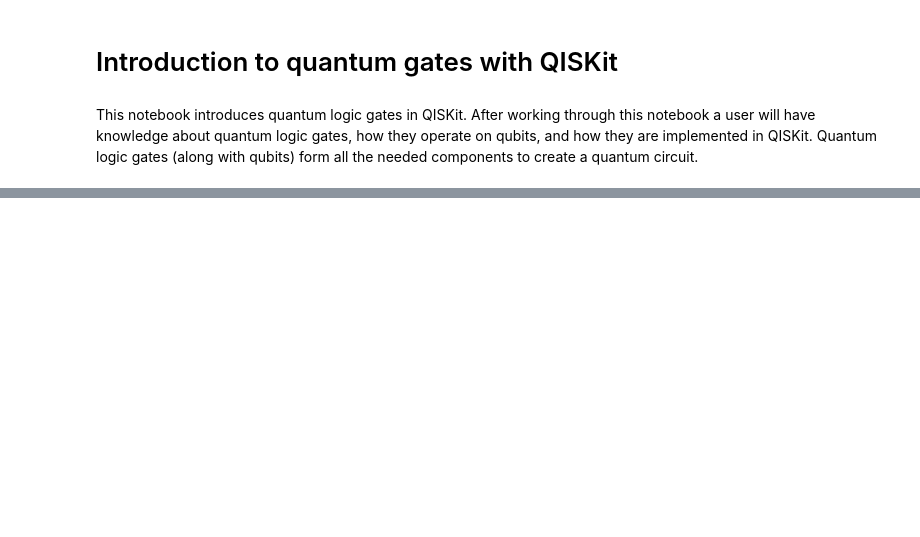
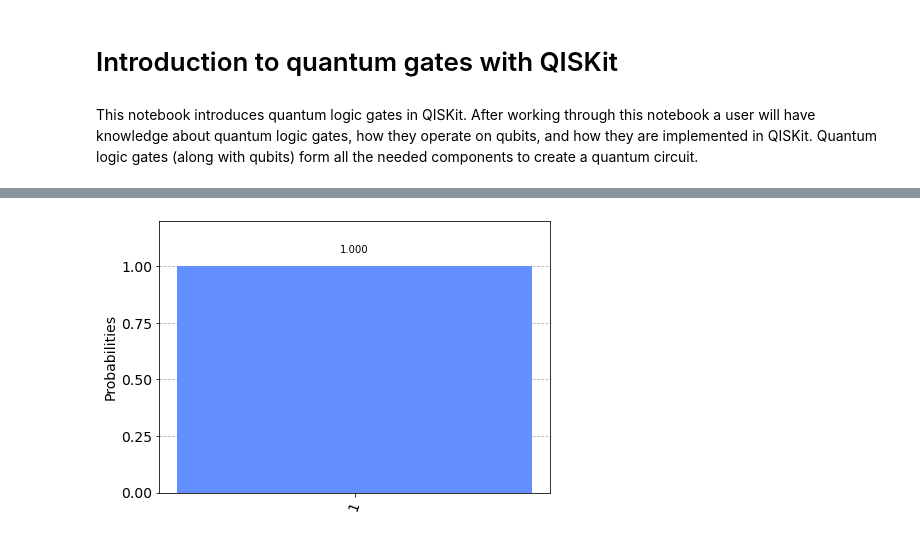
Before and after one commit to francis-newson-tessella/qiskit-2022, a Jupyter notebook: Notebooks/Quantum Gates.ipynb, the cells around one changed output, grey strips where cells are left out. Saved outputs shown, nothing was run; the diff lists cells and outputs as text; code cells hidden in the pictures; blank space fills up the shorter version.

```diff
--- a/Notebooks/Quantum Gates.ipynb
+++ b/Notebooks/Quantum Gates.ipynb
@@ -17,0 +51,7 @@ A high-level perspective of $2\times 2$ matrix-vector multiplication is that it
+# %%
+sim = Aer.get_backend('aer_simulator')
+result = sim.run(qc).result()
+counts = result.get_counts()
+plot_histogram(counts)
+# %% [output]
+[figure, added]
```
Also changed, not shown: parts of 11 cells of this notebook, 1 other file.
